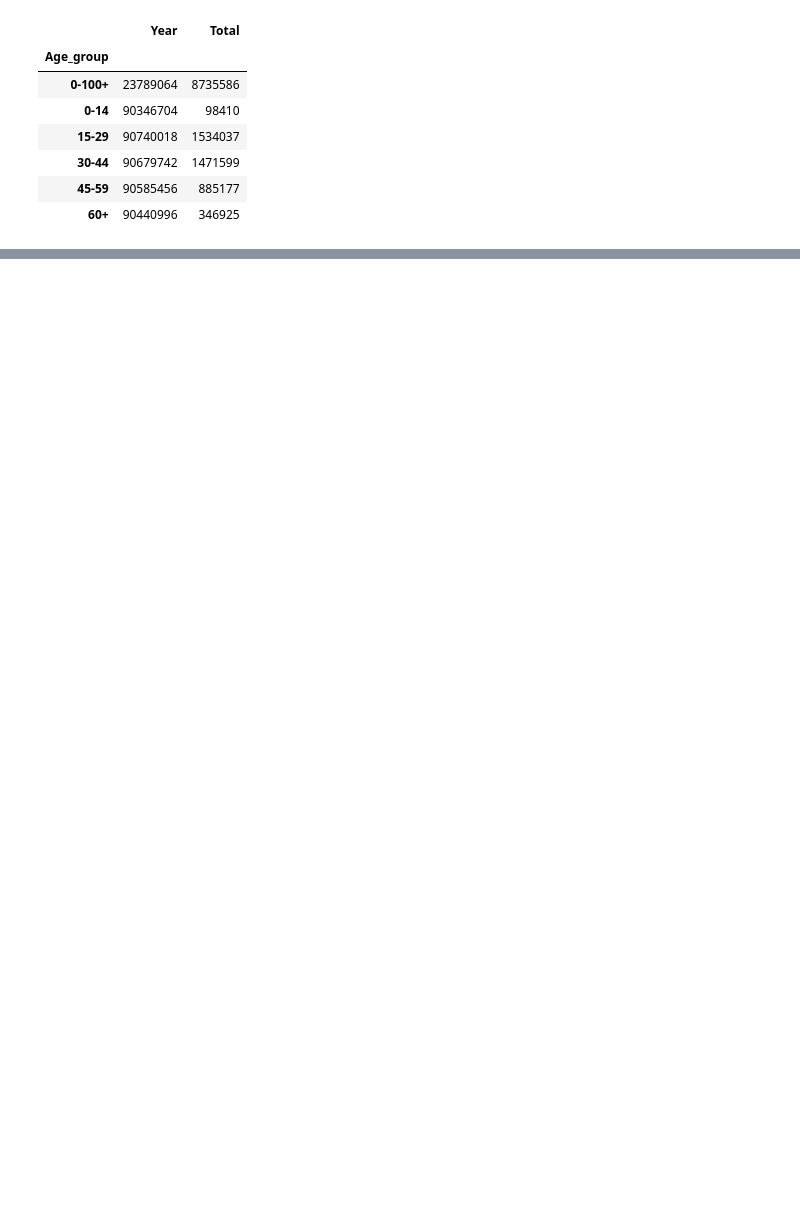
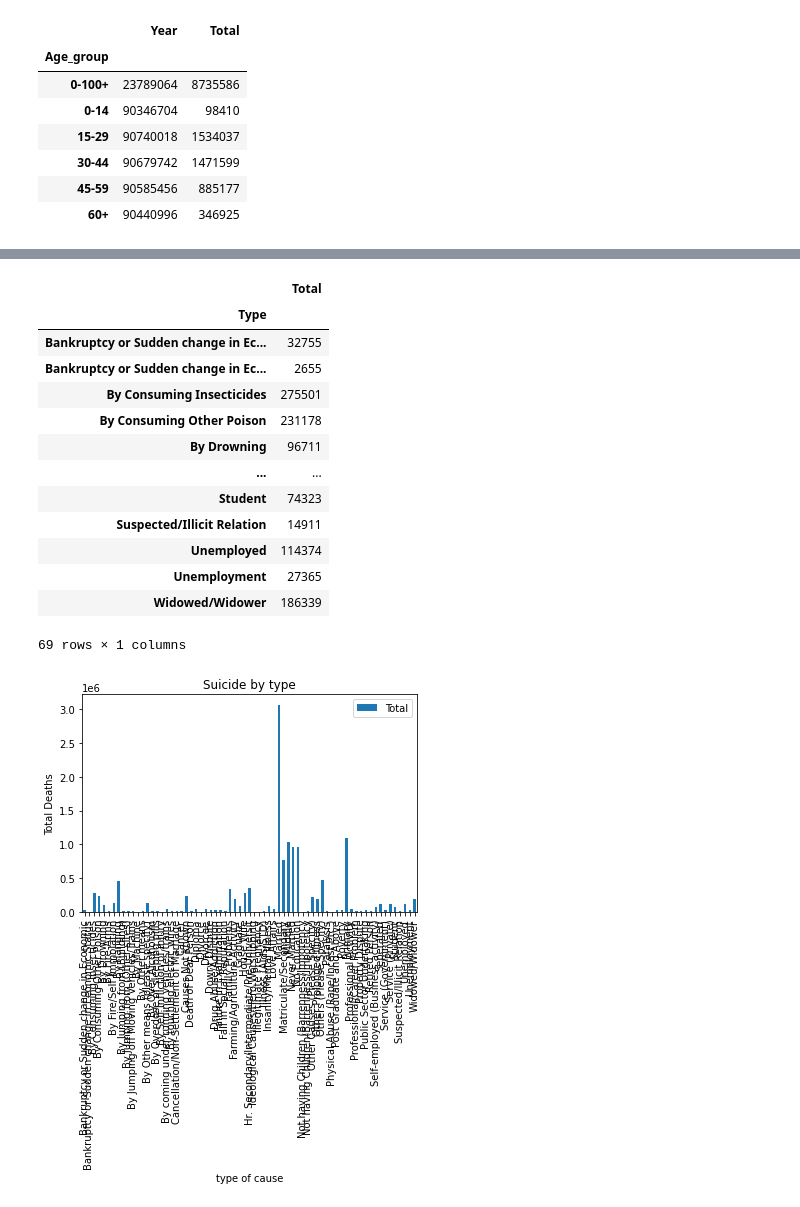
Before and after one commit to Ebuka007/Data-Science, a Jupyter notebook: Assignment_Test.ipynb, the cells around one changed output, grey strips where cells are left out. Saved outputs shown, nothing was run; the diff lists cells and outputs as text; code cells hidden in the pictures; blank space fills up the shorter version.

```diff
--- a/Assignment_Test.ipynb
+++ b/Assignment_Test.ipynb
@@ -71,0 +80,26 @@ Age_extract.plot(kind='bar');
+# %%
+type = sucidesindia.groupby(['Type'])
+type_extract=type.sum()
+type_total = type_extract[['Total']]
+type_total.sort_values(['Total'],ascending=True)
+type_total.plot(kind='bar');
+plt.title('Suicide by type')
+plt.xlabel('type of cause')
+plt.ylabel('Total Deaths')
+type_total
+# %% [output]
+|  | Total |
+| Type |  |
+| Bankruptcy or Sudden change in Ec... | 32755 |
+| Bankruptcy or Sudden change in Ec... | 2655 |
+| By Consuming Insecticides | 275501 |
+| By Consuming Other Poison | 231178 |
+| By Drowning | 96711 |
+| ... | ... |
+| Student | 74323 |
+| Suspected/Illicit Relation | 14911 |
+| Unemployed | 114374 |
+| Unemployment | 27365 |
+| Widowed/Widower | 186339 |
+69 rows × 1 columns
+[figure, added]
```
Also changed, not shown: parts of 10 cells of this notebook.
